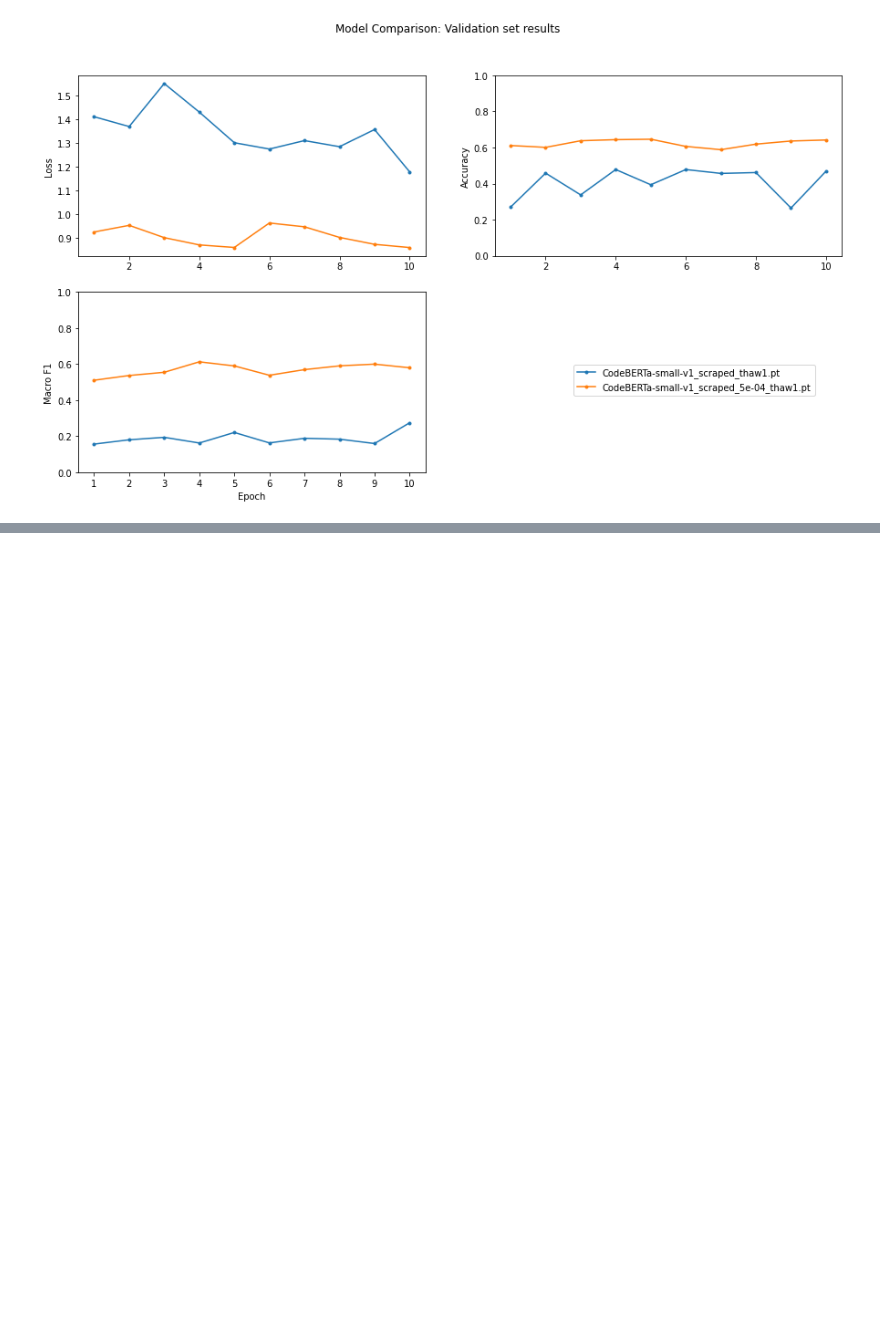
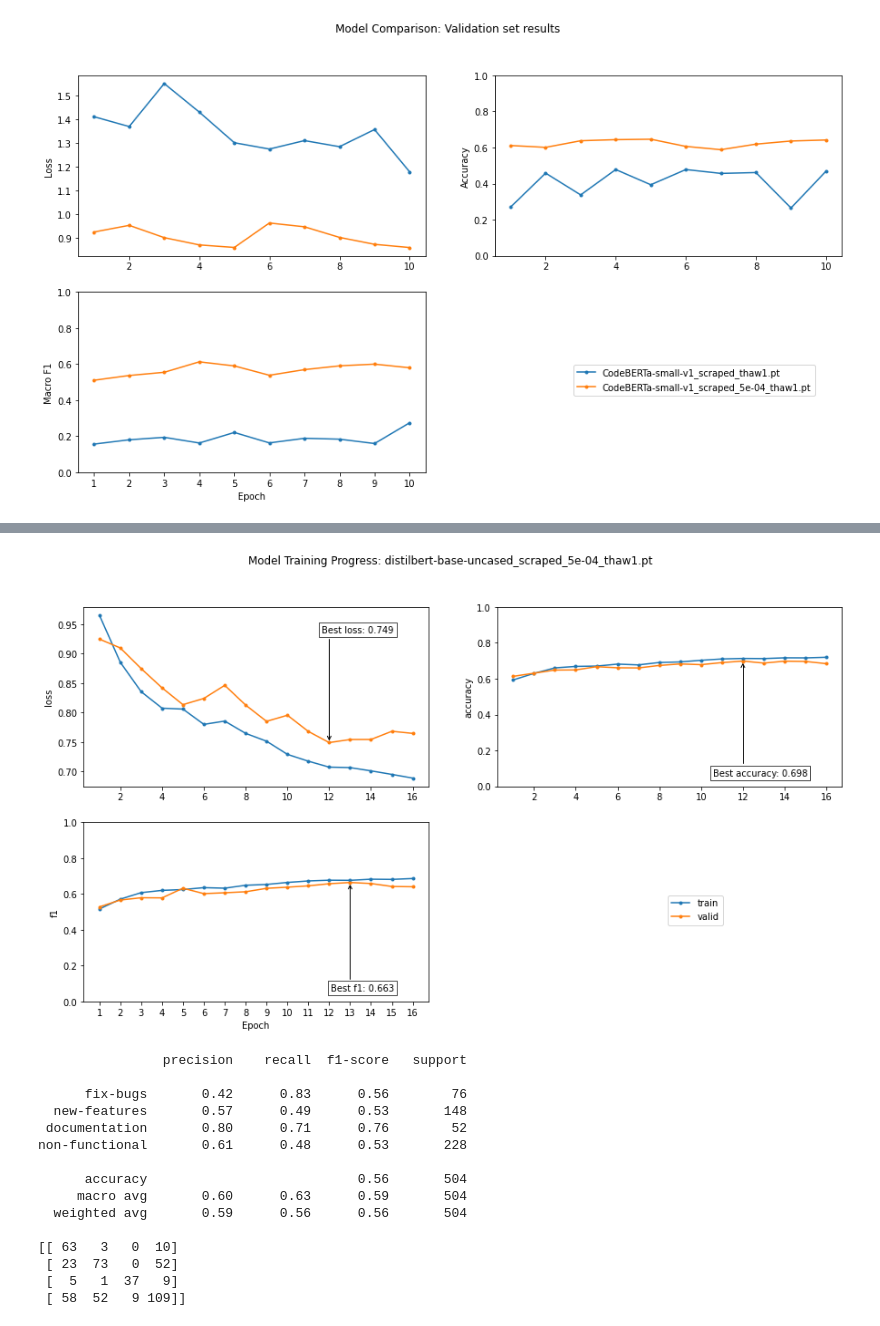
Before and after one commit to backtick-se/docks-master-thesis, a Jupyter notebook: notebooks/transformer_eval.ipynb, the cells around one changed output, grey strips where cells are left out. Cells and saved outputs as stored; diff of their text form; code cells hidden in the pictures; blank space fills up the shorter version.

```diff
--- a/notebooks/transformer_eval.ipynb
+++ b/notebooks/transformer_eval.ipynb
@@ -15,7 +15,7 @@ import torch
 root = f'{getcwd()}/..'
 path = lambda p: f'{root}/../out/{p}'
 # %%
-testset = load(f'{root}/data/prd_backtick-se_cowait_annotated.json')
+testset = load(f'{root}/data/testset.json')
 
 def evaluate(predict):
     y_true = []
@@ -135,0 +124,24 @@ compare(
+# %%
+def evaluate(predict):
+    y_true = []
+    y_pred = []
+
+    emstr = lambda v: v if v else ''
+
+    for pr in tqdm(testset):
+        title = pr['title']
+        body = pr['body']
+        commits = [*map(lambda c: c['commit']['message'], pr['commits'])]
+        inp = ' '.join([title, emstr(body), *commits])
+        pcat = predict(inp)
+        tcat = pr['category']
+
+        y_true.append(tcat)
+        y_pred.append(pcat)
+
+    eval(y_true, y_pred)
+
+def progress(model):
+    ev = Evaluator(path(model))
+    ev.plot_progress()
+    evaluate(ev.predict)
@@ -178,0 +205,19 @@ compare(
+# %%
+progress('distilbert-base-uncased_scraped_5e-04_thaw1.pt')
+# %% [output]
+[figure, added]
+                precision    recall  f1-score   support
+
+      fix-bugs       0.42      0.83      0.56        76
+  new-features       0.57      0.49      0.53       148
+ documentation       0.80      0.71      0.76        52
+non-functional       0.61      0.48      0.53       228
+
+      accuracy                           0.56       504
+     macro avg       0.60      0.63      0.59       504
+  weighted avg       0.59      0.56      0.56       504
+
+[[ 63   3   0  10]
+ [ 23  73   0  52]
+ [  5   1  37   9]
+ [ 58  52   9 109]]
```
Also changed, not shown: parts of 18 cells of this notebook.
